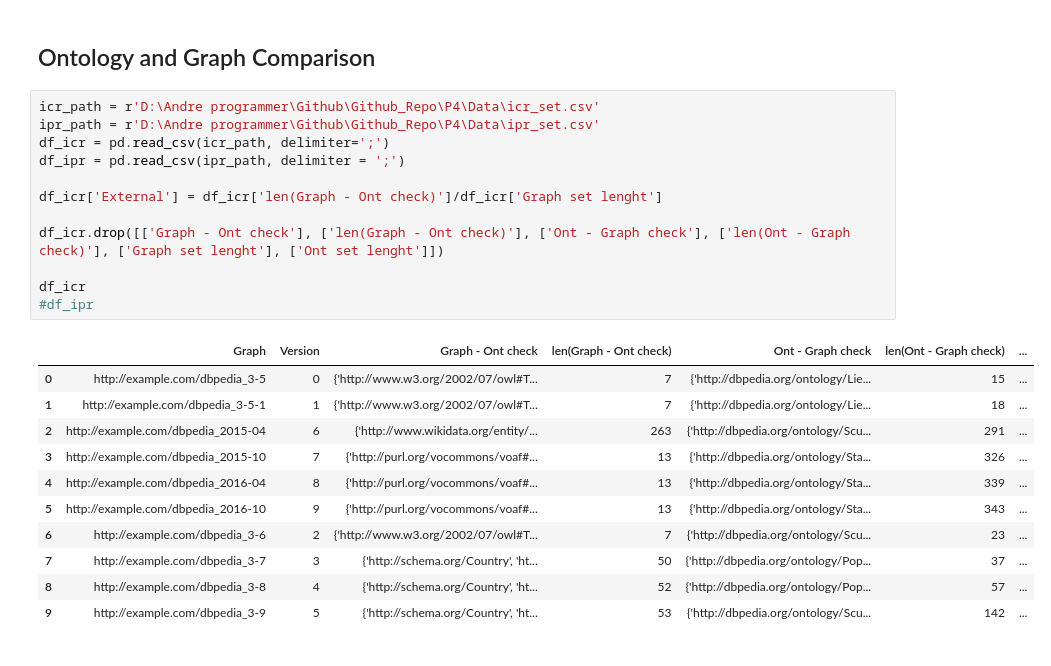
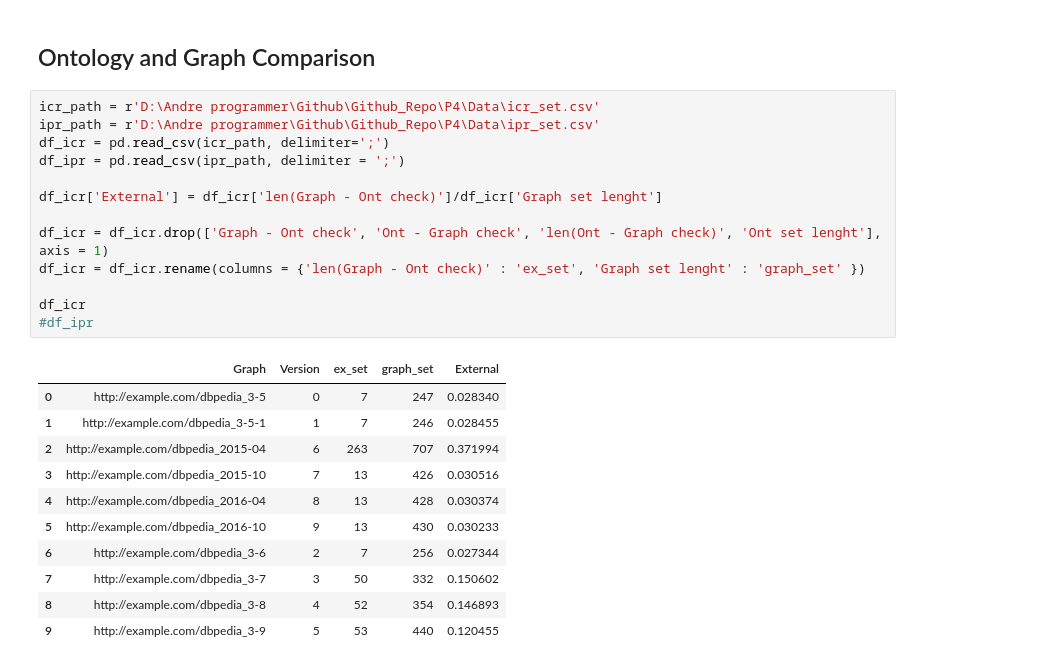
Before and after one commit to EBrandDV/P4, a Jupyter notebook: Daniel/analysis.ipynb, the cells around one changed output. Saved outputs shown, nothing was run; the diff lists cells and outputs as text.

Commit message:
Graph retriever

```diff
--- a/Daniel/analysis.ipynb
+++ b/Daniel/analysis.ipynb
@@ -63,24 +63,25 @@ qual_plots(q_df)
 # %%
 icr_path = r'D:\Andre programmer\Github\Github_Repo\P4\Data\icr_set.csv'
 ipr_path = r'D:\Andre programmer\Github\Github_Repo\P4\Data\ipr_set.csv'
 df_icr = pd.read_csv(icr_path, delimiter=';')
 df_ipr = pd.read_csv(ipr_path, delimiter = ';')
 
 df_icr['External'] = df_icr['len(Graph - Ont check)']/df_icr['Graph set lenght']
 
-df_icr.drop([['Graph - Ont check'], ['len(Graph - Ont check)'], ['Ont - Graph check'], ['len(Ont - Graph check)'], ['Graph set lenght'], ['Ont set lenght']])
+df_icr = df_icr.drop(['Graph - Ont check', 'Ont - Graph check', 'len(Ont - Graph check)', 'Ont set lenght'], axis = 1)
+df_icr = df_icr.rename(columns = {'len(Graph - Ont check)' : 'ex_set', 'Graph set lenght' : 'graph_set' })
 
 df_icr
 #df_ipr
 # %% [output]
-|  | Graph | Version | Graph - Ont check | len(Graph - Ont check) | Ont - Graph check | len(Ont - Graph check) | ... |
-| 0 | http://example.com/dbpedia_3-5 | 0 | {'http://www.w3.org/2002/07/owl#T... | 7 | {'http://dbpedia.org/ontology/Lie... | 15 | ... |
-| 1 | http://example.com/dbpedia_3-5-1 | 1 | {'http://www.w3.org/2002/07/owl#T... | 7 | {'http://dbpedia.org/ontology/Lie... | 18 | ... |
-| 2 | http://example.com/dbpedia_2015-04 | 6 | {'http://www.wikidata.org/entity/... | 263 | {'http://dbpedia.org/ontology/Scu... | 291 | ... |
-| 3 | http://example.com/dbpedia_2015-10 | 7 | {'http://purl.org/vocommons/voaf#... | 13 | {'http://dbpedia.org/ontology/Sta... | 326 | ... |
-| 4 | http://example.com/dbpedia_2016-04 | 8 | {'http://purl.org/vocommons/voaf#... | 13 | {'http://dbpedia.org/ontology/Sta... | 339 | ... |
-| 5 | http://example.com/dbpedia_2016-10 | 9 | {'http://purl.org/vocommons/voaf#... | 13 | {'http://dbpedia.org/ontology/Sta... | 343 | ... |
-| 6 | http://example.com/dbpedia_3-6 | 2 | {'http://www.w3.org/2002/07/owl#T... | 7 | {'http://dbpedia.org/ontology/Scu... | 23 | ... |
-| 7 | http://example.com/dbpedia_3-7 | 3 | {'http://schema.org/Country', 'ht... | 50 | {'http://dbpedia.org/ontology/Pop... | 37 | ... |
-| 8 | http://example.com/dbpedia_3-8 | 4 | {'http://schema.org/Country', 'ht... | 52 | {'http://dbpedia.org/ontology/Pop... | 57 | ... |
-| 9 | http://example.com/dbpedia_3-9 | 5 | {'http://schema.org/Country', 'ht... | 53 | {'http://dbpedia.org/ontology/Scu... | 142 | ... |
+|  | Graph | Version | ex_set | graph_set | External |
+| 0 | http://example.com/dbpedia_3-5 | 0 | 7 | 247 | 0.028340 |
+| 1 | http://example.com/dbpedia_3-5-1 | 1 | 7 | 246 | 0.028455 |
+| 2 | http://example.com/dbpedia_2015-04 | 6 | 263 | 707 | 0.371994 |
+| 3 | http://example.com/dbpedia_2015-10 | 7 | 13 | 426 | 0.030516 |
+| 4 | http://example.com/dbpedia_2016-04 | 8 | 13 | 428 | 0.030374 |
+| 5 | http://example.com/dbpedia_2016-10 | 9 | 13 | 430 | 0.030233 |
+| 6 | http://example.com/dbpedia_3-6 | 2 | 7 | 256 | 0.027344 |
+| 7 | http://example.com/dbpedia_3-7 | 3 | 50 | 332 | 0.150602 |
+| 8 | http://example.com/dbpedia_3-8 | 4 | 52 | 354 | 0.146893 |
+| 9 | http://example.com/dbpedia_3-9 | 5 | 53 | 440 | 0.120455 |
```
Also changed, not shown: 2 other files.
